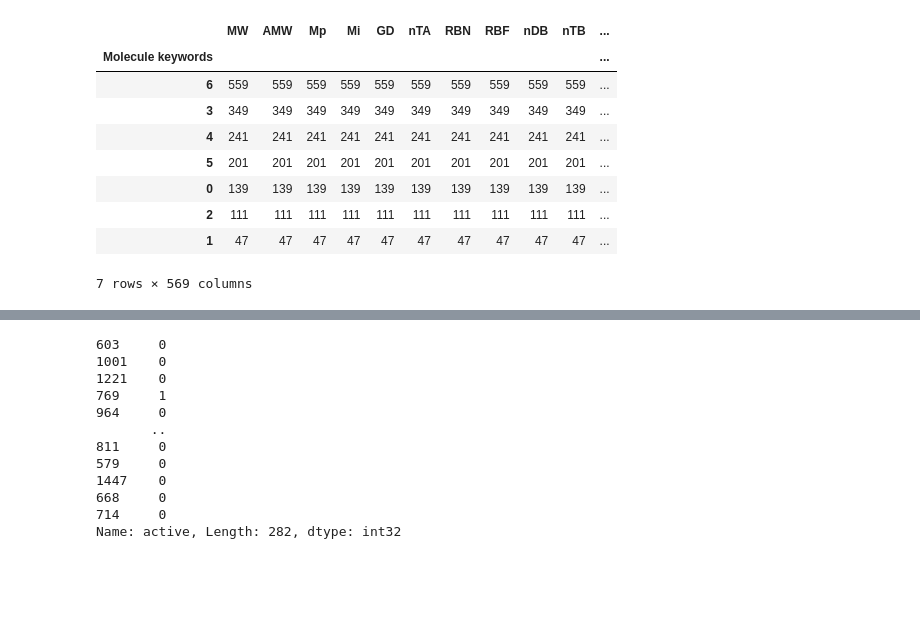
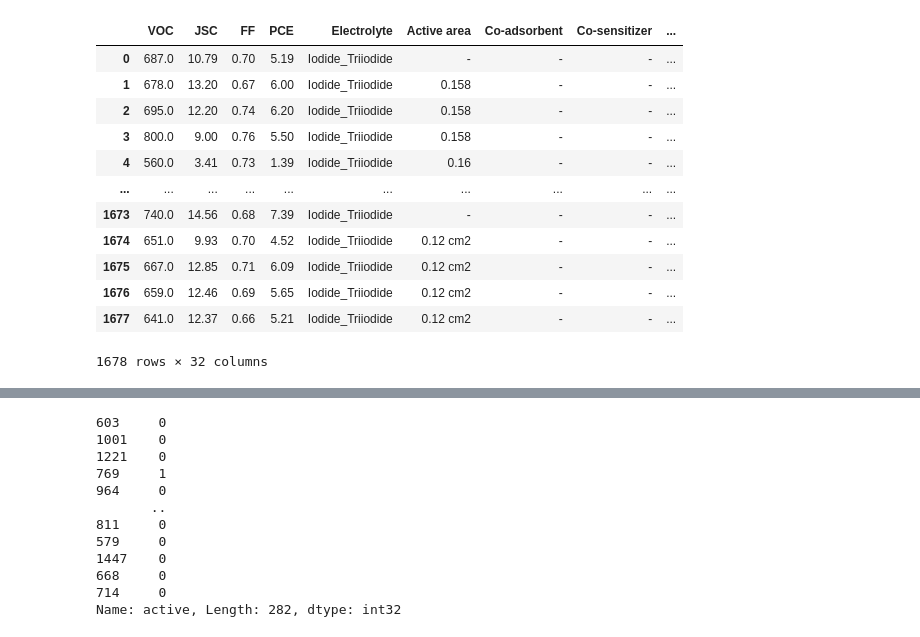
Before and after one commit to PaulC61/Cheminformatics, a Jupyter notebook: InternshipM2_BIU/WorkingEnvironment/Phase2/dsscModel.ipynb, the cells around one changed output, grey strips where cells are left out. Drawn from its saved outputs; the diff is of its cells as text; code cells hidden in the pictures; blank space fills up the shorter version.

```diff
--- a/InternshipM2_BIU/WorkingEnvironment/Phase2/dsscModel.ipynb
+++ b/InternshipM2_BIU/WorkingEnvironment/Phase2/dsscModel.ipynb
@@ -101 +168,11 @@ def rename_uncommon_families(top_families, x_dict):
+# %%
+def gen_families_all_datasets(X_dict, Y_dict, family_dict):
+    new_X = dict()
+    new_Y = dict()
+    for dataset in X_dict:
+        top_families = family_dict[dataset]
+        partitioned_X, partitioned_Y = compound_families(X_dict[dataset], Y_dict[dataset], top_families)
+        new_X[dataset] = partitioned_X
+        new_Y[dataset] = partitioned_Y
+    return new_X, new_Y
 # %%
@@ -103,2 +179,0 @@ X_dict_bias = rename_uncommon_families(top_compound_families, X_dict)
-# %%
-Y_dict_bias = rename_uncommon_families(top_compound_families, Y_dict)
@@ -128,18 +196,23 @@ def ordinalEncode_compound_family(X):
+# %%
+X_all, Y_all = gen_families_all_datasets(X_dict_bias, Y_dict_bias, top_compound_families)
 # %%
 X_raw = ordinalEncode_compound_family(X_dict_bias)
-# %%
-X_raw['metalsNoMixes'].groupby(['Molecule keywords']).count().sort_values('MW', ascending=False)
-# %% [output]
-|  | MW | AMW | Mp | Mi | GD | nTA | RBN | RBF | nDB | nTB | ... |
-| Molecule keywords |  |  |  |  |  |  |  |  |  |  | ... |
-| 6 | 559 | 559 | 559 | 559 | 559 | 559 | 559 | 559 | 559 | 559 | ... |
-| 3 | 349 | 349 | 349 | 349 | 349 | 349 | 349 | 349 | 349 | 349 | ... |
-| 4 | 241 | 241 | 241 | 241 | 241 | 241 | 241 | 241 | 241 | 241 | ... |
-| 5 | 201 | 201 | 201 | 201 | 201 | 201 | 201 | 201 | 201 | 201 | ... |
-| 0 | 139 | 139 | 139 | 139 | 139 | 139 | 139 | 139 | 139 | 139 | ... |
-| 2 | 111 | 111 | 111 | 111 | 111 | 111 | 111 | 111 | 111 | 111 | ... |
-| 1 | 47 | 47 | 47 | 47 | 47 | 47 | 47 | 47 | 47 | 47 | ... |
-7 rows × 569 columns
+# %%
+Y_all['metalsMixes']['global']
+# %% [output]
+|  | VOC | JSC | FF | PCE | Electrolyte | Active area | Co-adsorbent | Co-sensitizer | ... |
+| 0 | 687.0 | 10.79 | 0.70 | 5.19 | Iodide_Triiodide | - | - | - | ... |
+| 1 | 678.0 | 13.20 | 0.67 | 6.00 | Iodide_Triiodide | 0.158 | - | - | ... |
+| 2 | 695.0 | 12.20 | 0.74 | 6.20 | Iodide_Triiodide | 0.158 | - | - | ... |
+| 3 | 800.0 | 9.00 | 0.76 | 5.50 | Iodide_Triiodide | 0.158 | - | - | ... |
+| 4 | 560.0 | 3.41 | 0.73 | 1.39 | Iodide_Triiodide | 0.16 | - | - | ... |
+| ... | ... | ... | ... | ... | ... | ... | ... | ... | ... |
+| 1673 | 740.0 | 14.56 | 0.68 | 7.39 | Iodide_Triiodide | - | - | - | ... |
+| 1674 | 651.0 | 9.93 | 0.70 | 4.52 | Iodide_Triiodide | 0.12 cm2 | - | - | ... |
+| 1675 | 667.0 | 12.85 | 0.71 | 6.09 | Iodide_Triiodide | 0.12 cm2 | - | - | ... |
+| 1676 | 659.0 | 12.46 | 0.69 | 5.65 | Iodide_Triiodide | 0.12 cm2 | - | - | ... |
+| 1677 | 641.0 | 12.37 | 0.66 | 5.21 | Iodide_Triiodide | 0.12 cm2 | - | - | ... |
+1678 rows × 32 columns
 # %%
 def multi_train_test_split(x_dict, y_dict):
     all_cases = dict()
```
Also changed, not shown: parts of 29 cells of this notebook, 1 other file.
